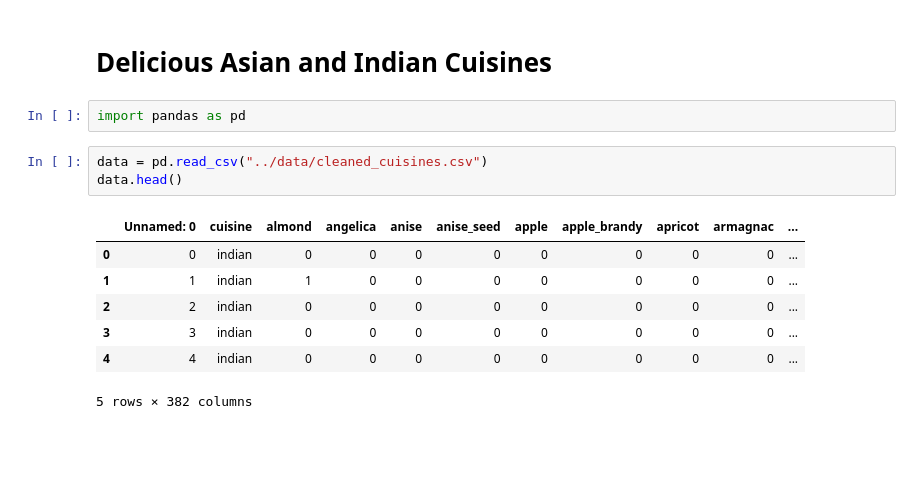
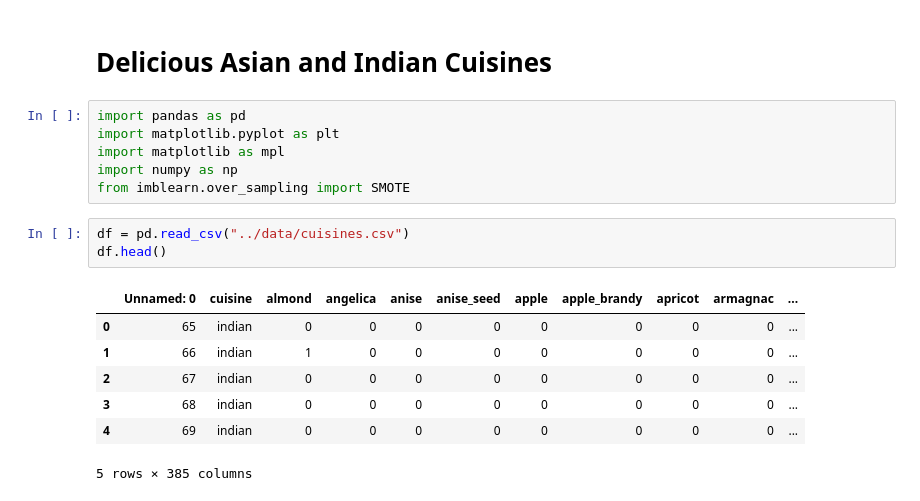
Before and after one commit to miniloda/ML-For-Beginners, a Jupyter notebook: 4-Classification/1-Introduction/notebook.ipynb, the cells around one changed output. Saved outputs shown, nothing was run; the diff lists cells and outputs as text; blank space fills up the shorter version.

```diff
--- a/4-Classification/1-Introduction/notebook.ipynb
+++ b/4-Classification/1-Introduction/notebook.ipynb
@@ -1,15 +1,19 @@
 # %% [markdown]
 # Delicious Asian and Indian Cuisines
-# %%
-import pandas as pd
+# %%
+import pandas as pd
+import matplotlib.pyplot as plt
+import matplotlib as mpl
+import numpy as np
+from imblearn.over_sampling import SMOTE
 # %%
-data = pd.read_csv("../data/cleaned_cuisines.csv")
-data.head()
+df = pd.read_csv("../data/cuisines.csv")
+df.head()
 # %% [output]
 |  | Unnamed: 0 | cuisine | almond | angelica | anise | anise_seed | apple | apple_brandy | apricot | armagnac | ... |
-| 0 | 0 | indian | 0 | 0 | 0 | 0 | 0 | 0 | 0 | 0 | ... |
-| 1 | 1 | indian | 1 | 0 | 0 | 0 | 0 | 0 | 0 | 0 | ... |
-| 2 | 2 | indian | 0 | 0 | 0 | 0 | 0 | 0 | 0 | 0 | ... |
-| 3 | 3 | indian | 0 | 0 | 0 | 0 | 0 | 0 | 0 | 0 | ... |
-| 4 | 4 | indian | 0 | 0 | 0 | 0 | 0 | 0 | 0 | 0 | ... |
+| 0 | 65 | indian | 0 | 0 | 0 | 0 | 0 | 0 | 0 | 0 | ... |
+| 1 | 66 | indian | 1 | 0 | 0 | 0 | 0 | 0 | 0 | 0 | ... |
+| 2 | 67 | indian | 0 | 0 | 0 | 0 | 0 | 0 | 0 | 0 | ... |
+| 3 | 68 | indian | 0 | 0 | 0 | 0 | 0 | 0 | 0 | 0 | ... |
+| 4 | 69 | indian | 0 | 0 | 0 | 0 | 0 | 0 | 0 | 0 | ... |
-5 rows × 382 columns
+5 rows × 385 columns
```
Also changed, not shown: parts of 14 cells of this notebook, 2 other files.
